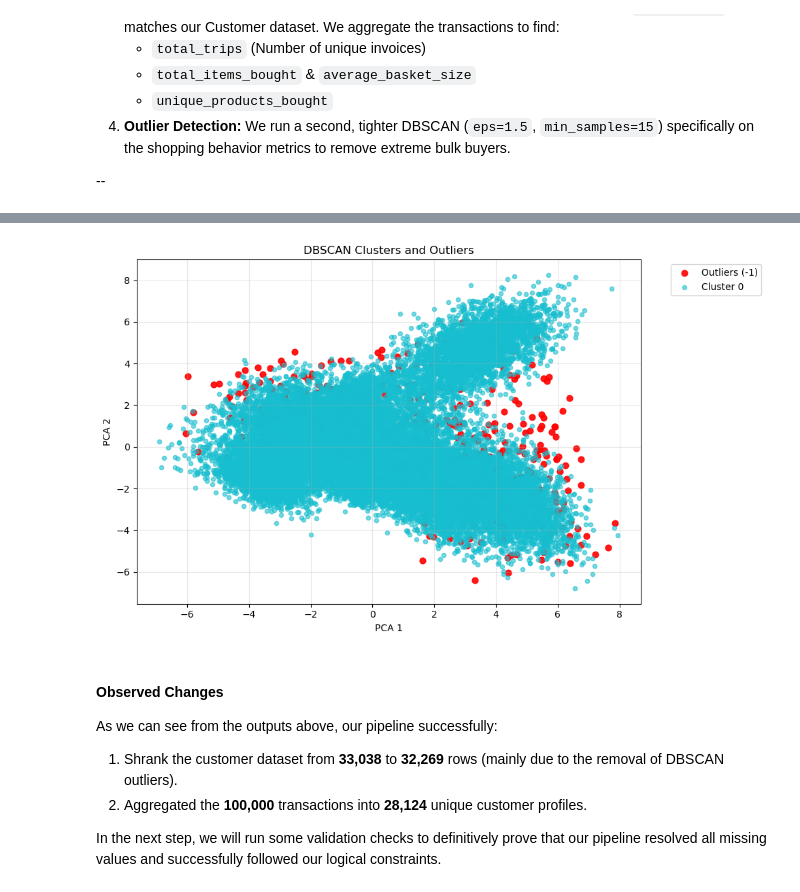
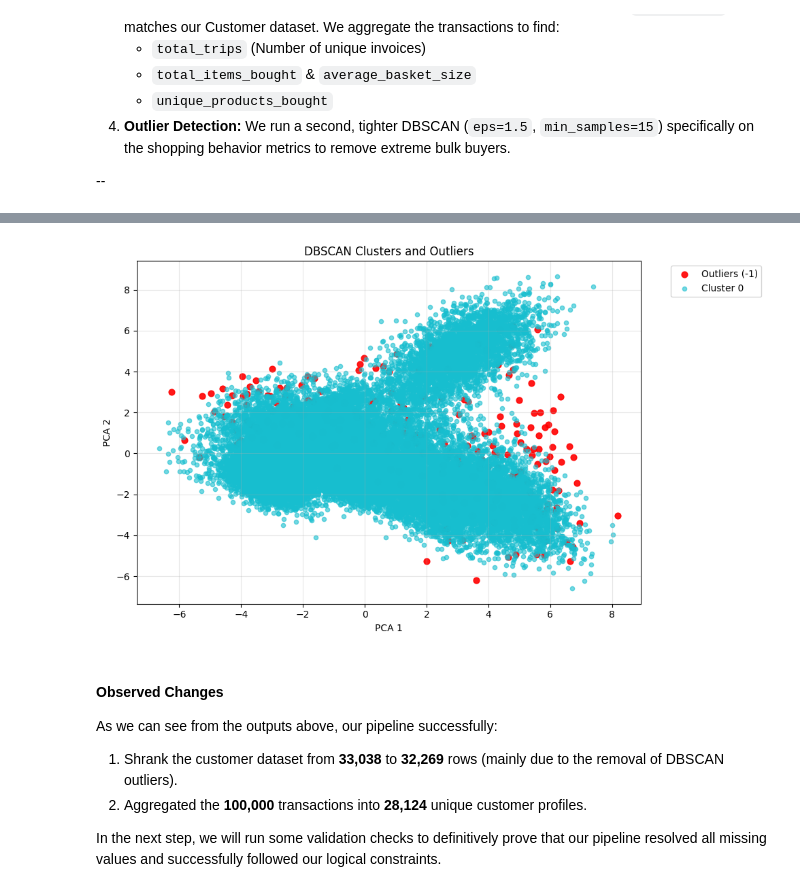
Before and after one commit to tiago2806/ml_project, a Jupyter notebook: notebooks/02_Data_Preprocessing.ipynb, the cells around one changed output, grey strips where cells are left out. Drawn from its saved outputs; the diff is of its cells as text; code cells hidden in the pictures.

```diff
--- a/notebooks/02_Data_Preprocessing.ipynb
+++ b/notebooks/02_Data_Preprocessing.ipynb
@@ -123,15 +126,15 @@ Cleaned basket dataset shape: (28124, 7)
 # %%
 clean_customer_numeric = clean_customer_df.select_dtypes(include='number')
 
 scaler = StandardScaler()
 X_scaled = scaler.fit_transform(clean_customer_numeric)
 
-dbscan = DBSCAN(eps=4.4, min_samples=10)
+dbscan = DBSCAN(eps=4.5, min_samples=10)
 dbscan_labels = dbscan.fit_predict(X_scaled)
 
 plot_dbscan_clusters_with_outliers(X_scaled, dbscan_labels)
 # %% [output]
-[figure, old version]
+[figure, new version]
 # %%
 clean_customer_df.to_csv('../data/clean_customer_info.csv', index=True)
 # %% [markdown]
```
Also changed, not shown: parts of 6 cells of this notebook, 3 other files.
